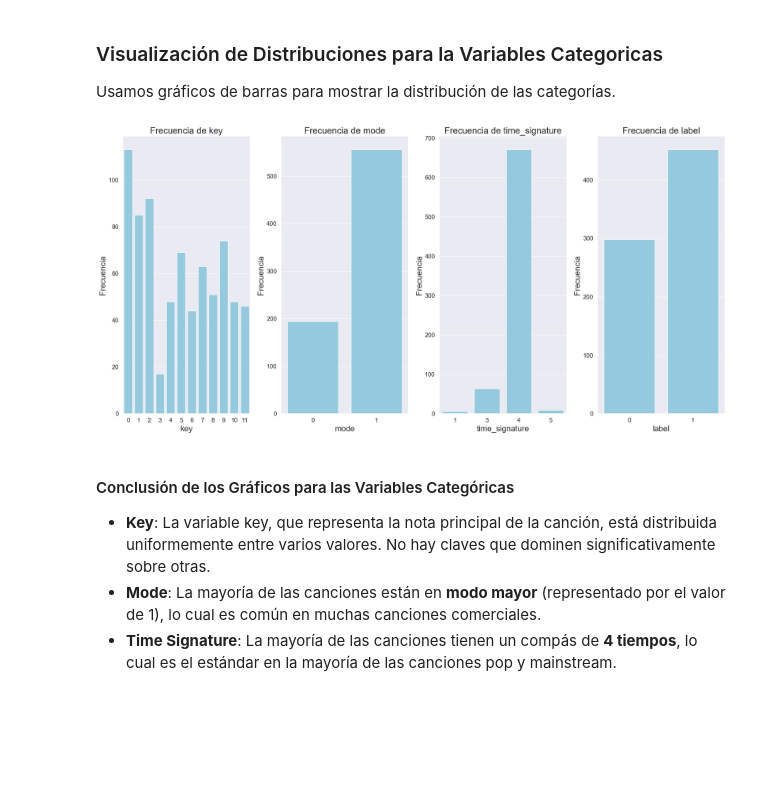
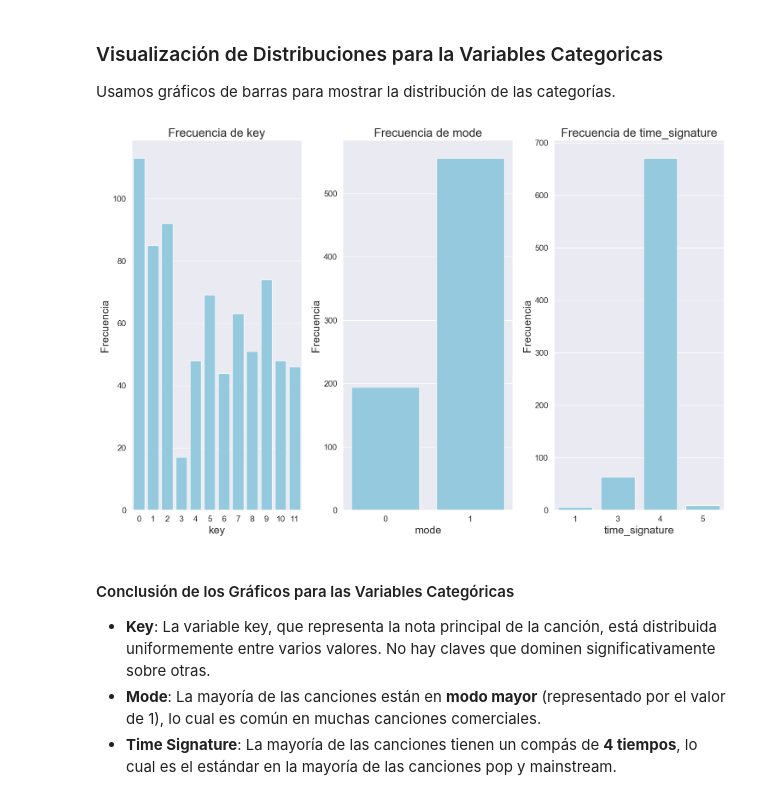
Before and after one commit to luciano106/CEIA-AMq1, a Jupyter notebook: TP_FINAL/tp_final.ipynb, the cells around one changed output. Cells and saved outputs as stored; diff of their text form; code cells hidden in the pictures; blank space fills up the shorter version.

```diff
--- a/TP_FINAL/tp_final.ipynb
+++ b/TP_FINAL/tp_final.ipynb
@@ -370,23 +369,23 @@ plt.show()
 Usamos gráficos de barras para mostrar la distribución de las categorías.
 # %%
 # Variables categóricas
-variables_categoricas = ['key', 'mode', 'time_signature', 'label']
+variables_categoricas = ['key', 'mode', 'time_signature']
 
 # Crear un gráfico para cada variable categórica con gráficos y letras más grandes
 plt.figure(figsize=(20, 10))  # Aumentar el tamaño general de la figura
 
 for i, variable in enumerate(variables_categoricas, 1):
     plt.subplot(1, 4, i)
     sns.countplot(x=variable, data=spotify_df, color='skyblue')
     plt.title(f'Frecuencia de {variable}', fontsize=20)  # Aumentar el tamaño del título
     plt.xlabel(variable, fontsize=18)  # Aumentar el tamaño del eje X
     plt.ylabel('Frecuencia', fontsize=18)  # Aumentar el tamaño del eje Y
 
 # Ajustar el layout para evitar solapamientos
 plt.tight_layout()
 plt.show()
 # %% [output]
-[figure, old version]
+[figure, new version]
 # %% [markdown]
 #### Conclusión de los Gráficos para las Variables Categóricas
 
```
Also changed, not shown: parts of 3 cells of this notebook.
